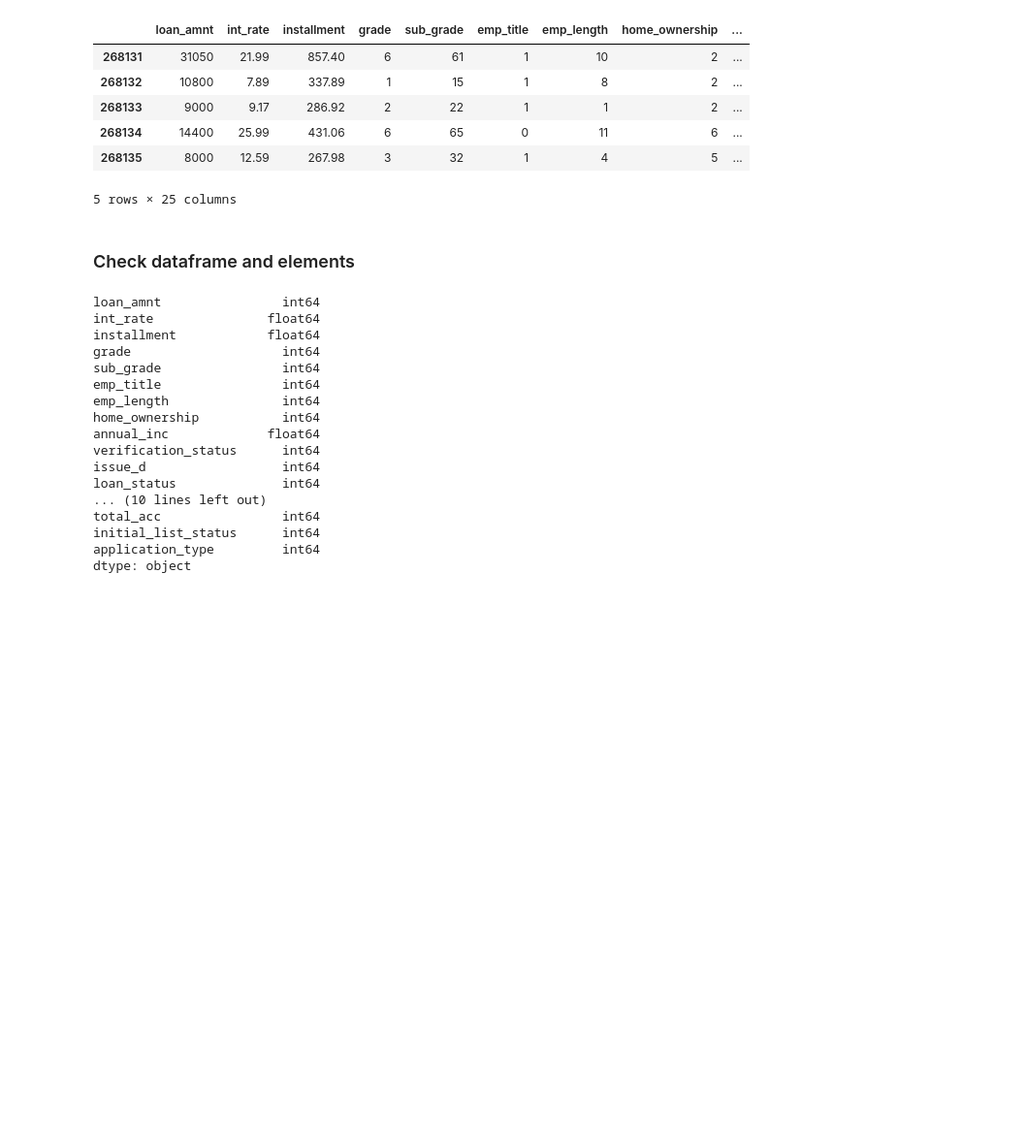
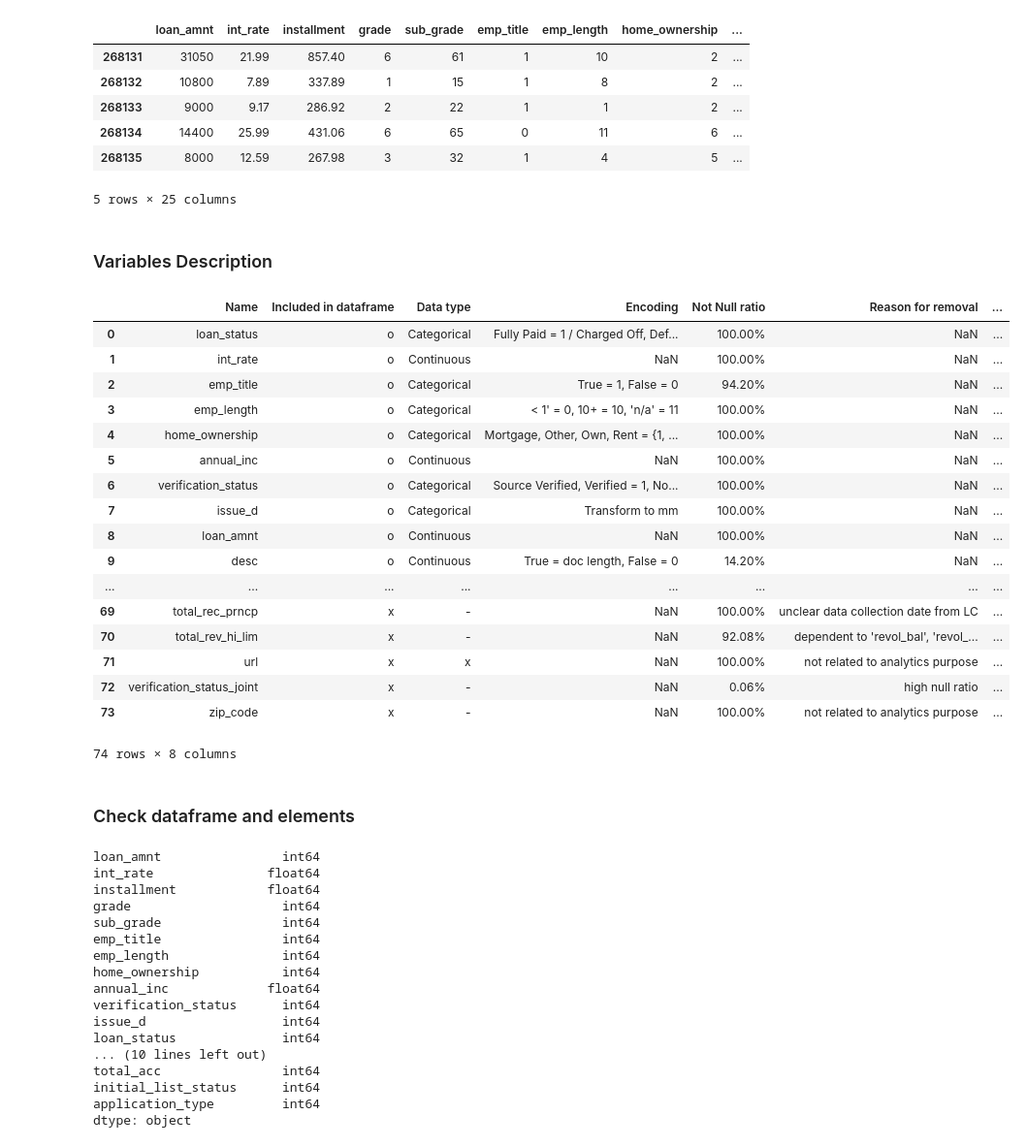
Before and after one commit to shinys825/LC_Prediction, a Jupyter notebook: LC_Final_Report.ipynb, the cells around one changed output. Shown at 97% size. Drawn from its saved outputs; the diff is of its cells as text; code cells hidden in the pictures; blank space fills up the shorter version.

```diff
--- a/LC_Final_Report.ipynb
+++ b/LC_Final_Report.ipynb
@@ -78,6 +71,30 @@ df.tail()
 | 268134 | 14400 | 25.99 | 431.06 | 6 | 65 | 0 | 11 | 6 | ... |
 | 268135 | 8000 | 12.59 | 267.98 | 3 | 32 | 1 | 4 | 5 | ... |
 5 rows × 25 columns
+# %% [markdown]
+### Variables Description
+# %%
+var_desc = pd.read_csv('frames/var_description(csv).csv')
+var_desc
+# %% [output]
+|  | Name | Included in dataframe | Data type | Encoding | Not Null ratio | Reason for removal | ... |
+| 0 | loan_status | o | Categorical | Fully Paid = 1 / Charged Off, Def... | 100.00% | NaN | ... |
+| 1 | int_rate | o | Continuous | NaN | 100.00% | NaN | ... |
+| 2 | emp_title | o | Categorical | True = 1, False = 0 | 94.20% | NaN | ... |
+| 3 | emp_length | o | Categorical | < 1' = 0, 10+ = 10, 'n/a' = 11 | 100.00% | NaN | ... |
+| 4 | home_ownership | o | Categorical | Mortgage, Other, Own, Rent = {1, ... | 100.00% | NaN | ... |
+| 5 | annual_inc | o | Continuous | NaN | 100.00% | NaN | ... |
+| 6 | verification_status | o | Categorical | Source Verified, Verified = 1, No... | 100.00% | NaN | ... |
+| 7 | issue_d | o | Categorical | Transform to mm | 100.00% | NaN | ... |
+| 8 | loan_amnt | o | Continuous | NaN | 100.00% | NaN | ... |
+| 9 | desc | o | Continuous | True = doc length, False = 0 | 14.20% | NaN | ... |
+| ... | ... | ... | ... | ... | ... | ... | ... |
+| 69 | total_rec_prncp | x | - | NaN | 100.00% | unclear data collection date from LC | ... |
+| 70 | total_rev_hi_lim | x | - | NaN | 92.08% | dependent to 'revol_bal', 'revol_... | ... |
+| 71 | url | x | x | NaN | 100.00% | not related to analytics purpose | ... |
+| 72 | verification_status_joint | x | - | NaN | 0.06% | high null ratio | ... |
+| 73 | zip_code | x | - | NaN | 100.00% | not related to analytics purpose | ... |
+74 rows × 8 columns
 # %% [markdown]
 ### Check dataframe and elements
 # %%
```
Also changed, not shown: parts of 4 cells of this notebook, 3 other files.
